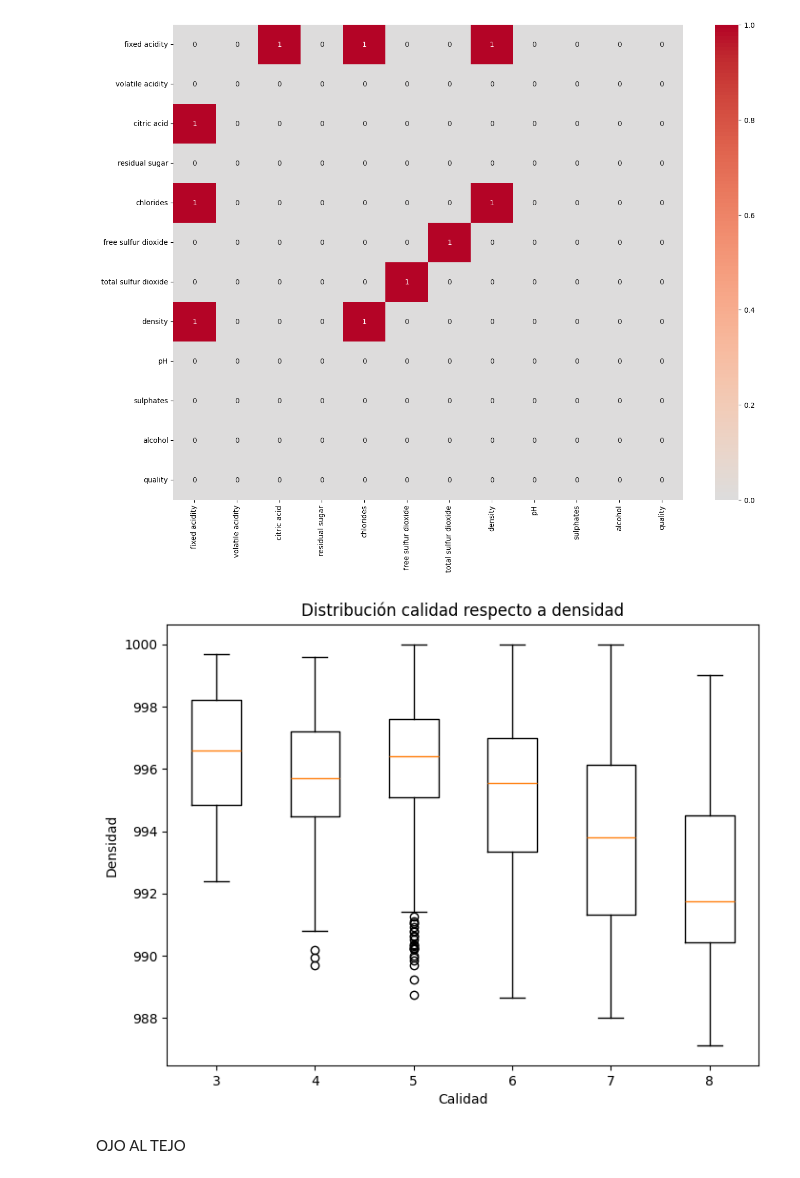
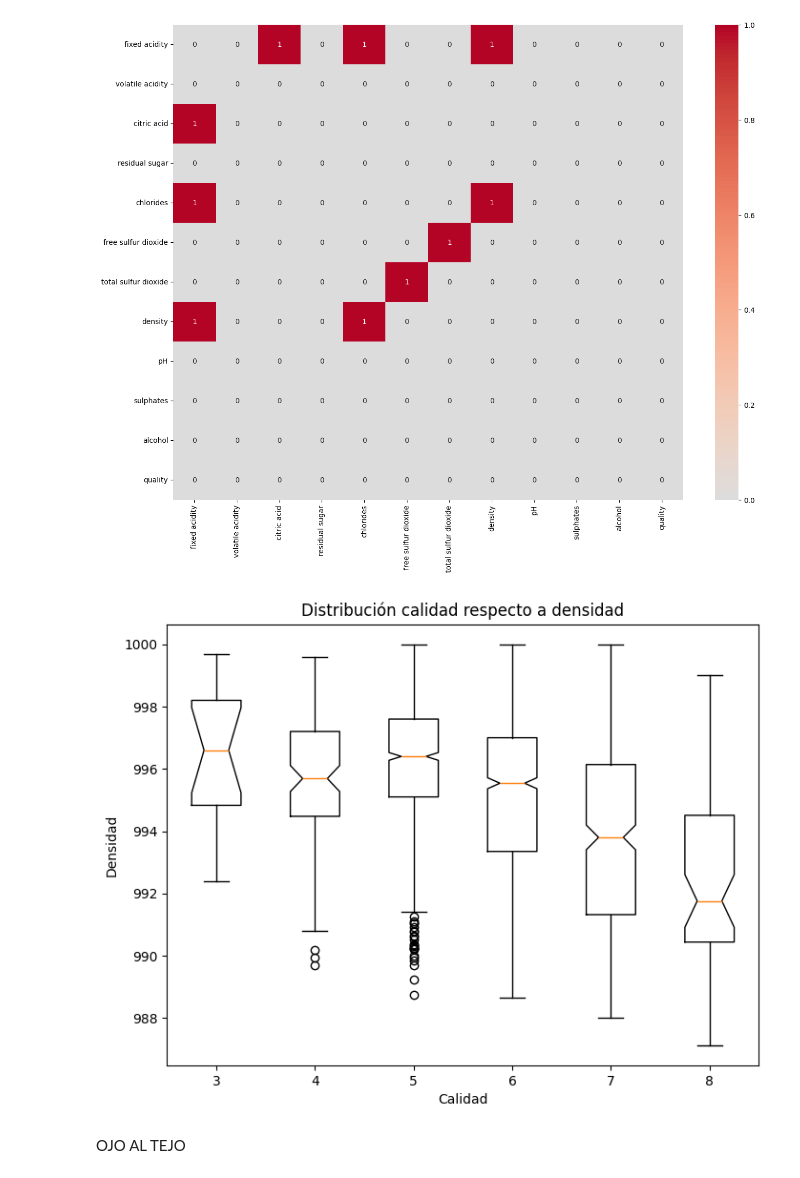
Before and after one commit to abriliglesias/Tp-ciencia-de-datos-, a Jupyter notebook: tpe.ipynb, the cells around one changed output. Drawn from its saved outputs; the diff is of its cells as text; code cells hidden in the pictures.

```diff
--- a/tpe.ipynb
+++ b/tpe.ipynb
@@ -694,24 +698,24 @@ plt.show()
 # %%
 # Crear el boxplot
 plt.figure(figsize=(8, 6))
 plt.boxplot([df_filtrado[df_filtrado["quality"] == 3]["density"],
              df_filtrado[df_filtrado["quality"] == 4]["density"],
              df_filtrado[df_filtrado["quality"] == 5]["density"],
              df_filtrado[df_filtrado["quality"] == 6]["density"],
              df_filtrado[df_filtrado["quality"] == 7]["density"],
              df_filtrado[df_filtrado["quality"] == 8]["density"]],
-             labels=["3", "4" ,"5", "6", "7", "8"])
+             labels=["3", "4" ,"5", "6", "7", "8"], notch=True)
 # Agregar etiquetas a los ejes
 plt.xlabel("Calidad")
 plt.ylabel("Densidad")
 
 # Agregar un título al gráfico
 plt.title("Distribución calidad respecto a densidad")
 
 # Mostrar el gráfico
 plt.show()
 # %% [output]
-[figure, old version]
+[figure, new version]
 # %% [markdown]
 OJO AL TEJO
 # %%
```
Also changed, not shown: parts of 42 cells of this notebook.
